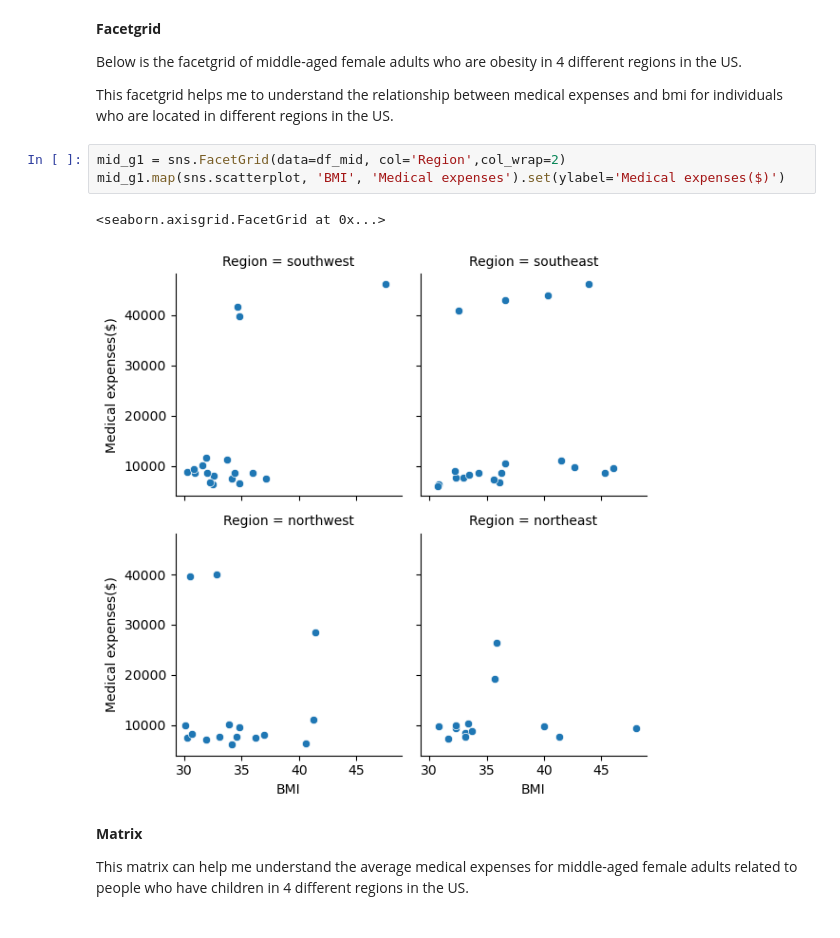
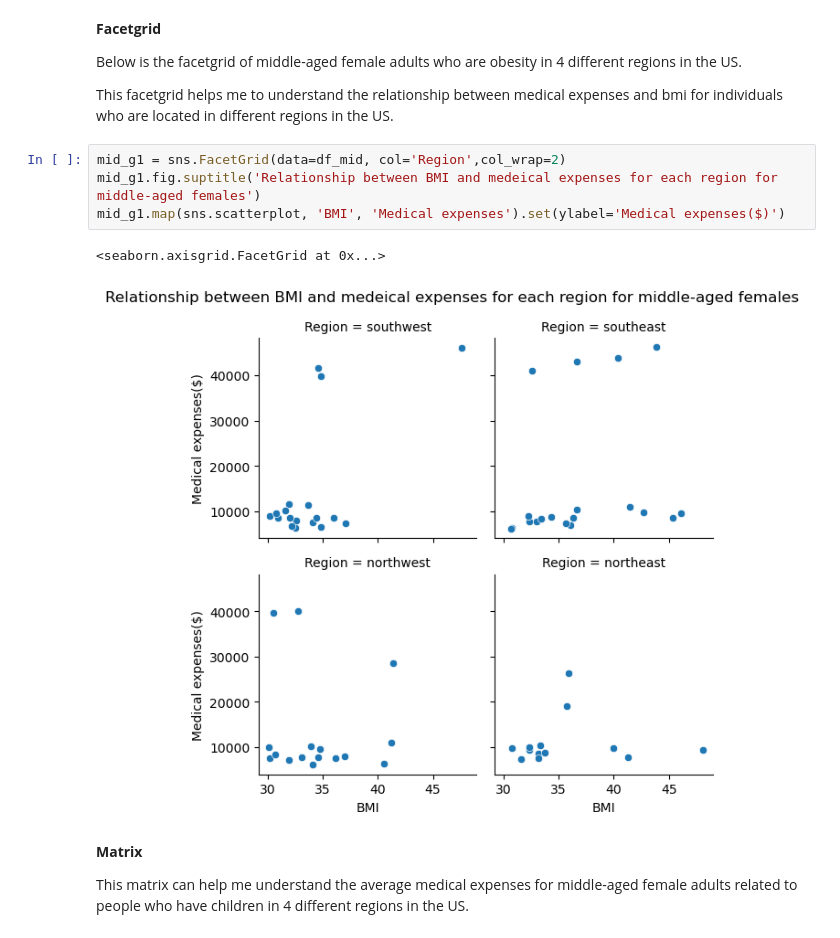
Before and after one commit to ubco-W2022T2-data301/project-group-group10, a Jupyter notebook: analysis/analysis3.ipynb, the cells around one changed output. Cells and saved outputs as stored; diff of their text form.

```diff
--- a/analysis/analysis3.ipynb
+++ b/analysis/analysis3.ipynb
@@ -706,10 +708,11 @@ Below is the facetgrid of middle-aged female adults who are obesity in 4 differe
 This facetgrid helps me to understand the relationship between medical expenses and bmi for individuals who are located in different regions in the US.
 # %%
 mid_g1 = sns.FacetGrid(data=df_mid, col='Region',col_wrap=2)
+mid_g1.fig.suptitle('Relationship between BMI and medeical expenses for each region for middle-aged females')
 mid_g1.map(sns.scatterplot, 'BMI', 'Medical expenses').set(ylabel='Medical expenses($)')
 # %% [output]
 <seaborn.axisgrid.FacetGrid at 0x...>
-[figure, old version]
+[figure, new version]
 # %% [markdown]
 **Matrix**
 
```
Also changed, not shown: parts of 5 cells of this notebook, 2 other files.
